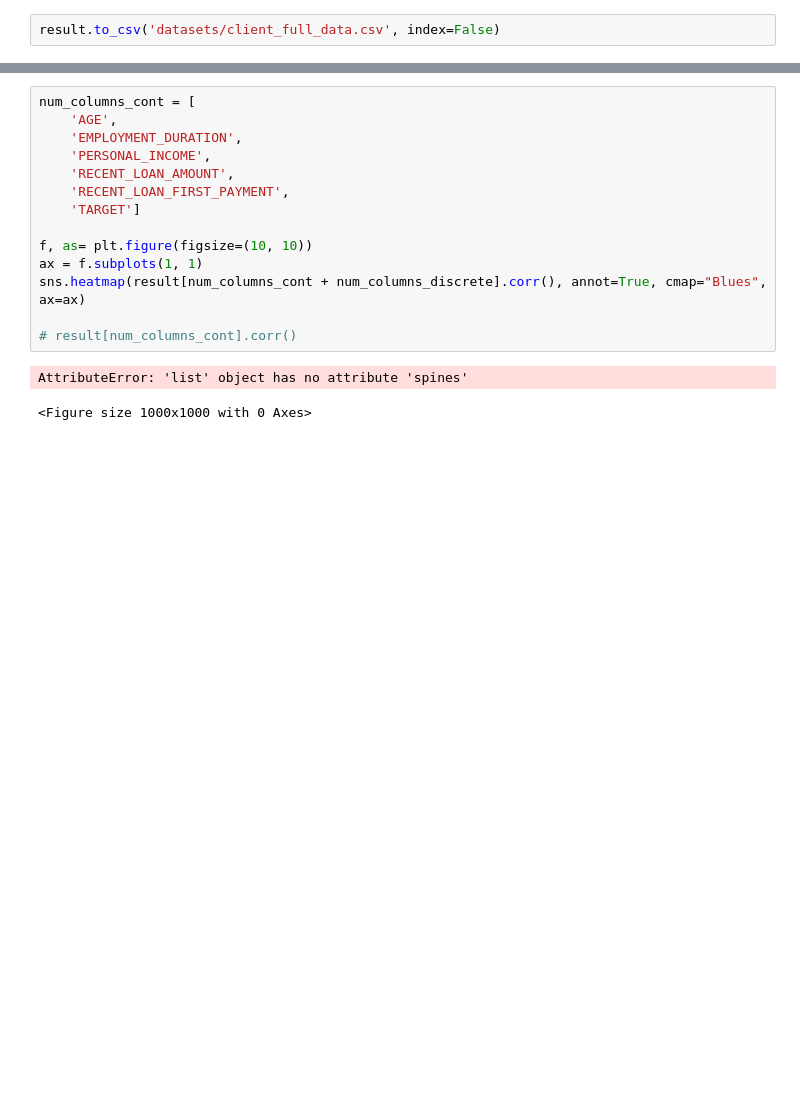
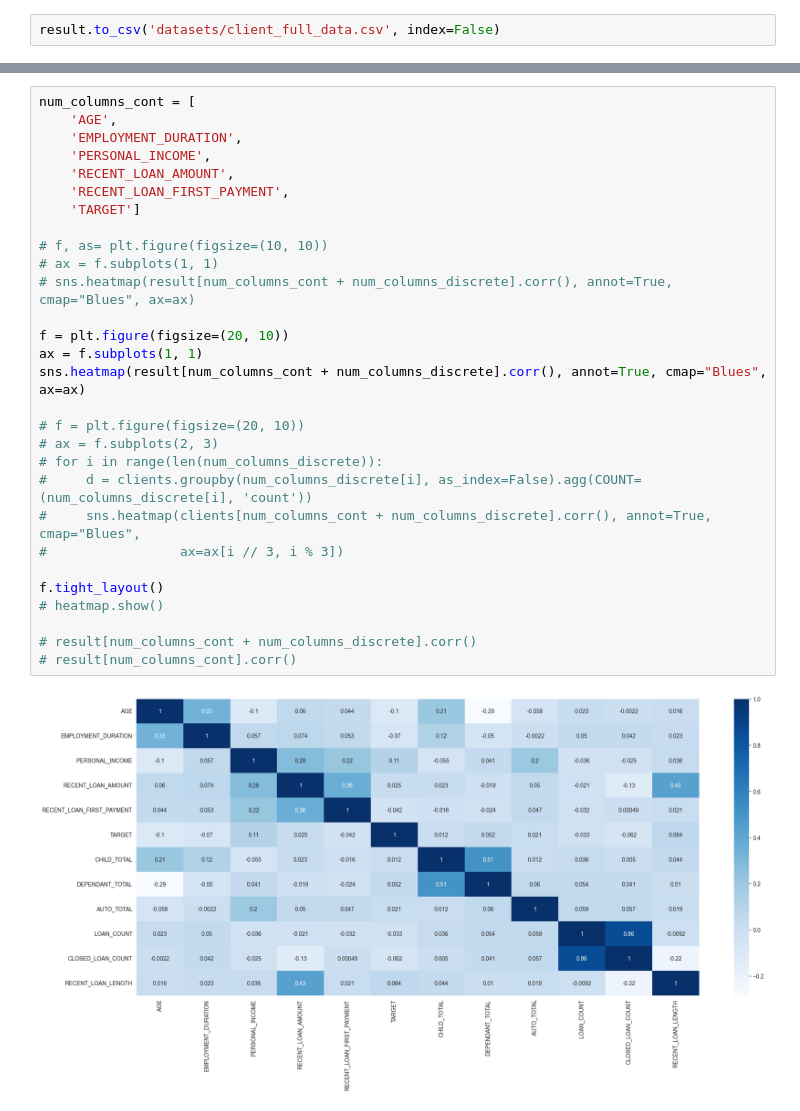
Before and after one commit to SeVlVershinin/py-applied-streamlit, a Jupyter notebook: ds.ipynb, the cells around one changed output, grey strips where cells are left out. Cells and saved outputs as stored; diff of their text form; blank space fills up the shorter version.

```diff
--- a/ds.ipynb
+++ b/ds.ipynb
@@ -523,17 +523,31 @@ result.describe().T
 # %%
 num_columns_cont = [
     'AGE',
     'EMPLOYMENT_DURATION',
     'PERSONAL_INCOME',
     'RECENT_LOAN_AMOUNT',
     'RECENT_LOAN_FIRST_PAYMENT',
     'TARGET']
 
-f, as= plt.figure(figsize=(10, 10))
+# f, as= plt.figure(figsize=(10, 10))
+# ax = f.subplots(1, 1)
+# sns.heatmap(result[num_columns_cont + num_columns_discrete].corr(), annot=True, cmap="Blues", ax=ax)
+
+f = plt.figure(figsize=(20, 10))
 ax = f.subplots(1, 1)
 sns.heatmap(result[num_columns_cont + num_columns_discrete].corr(), annot=True, cmap="Blues", ax=ax)
 
+# f = plt.figure(figsize=(20, 10))
+# ax = f.subplots(2, 3)
+# for i in range(len(num_columns_discrete)):
+#     d = clients.groupby(num_columns_discrete[i], as_index=False).agg(COUNT=(num_columns_discrete[i], 'count'))
+#     sns.heatmap(clients[num_columns_cont + num_columns_discrete].corr(), annot=True, cmap="Blues",
+#                 ax=ax[i // 3, i % 3])
+
+f.tight_layout()
+# heatmap.show()
+
+# result[num_columns_cont + num_columns_discrete].corr()
 # result[num_columns_cont].corr()
 # %% [output]
-AttributeError: 'list' object has no attribute 'spines'
-<Figure size 1000x1000 with 0 Axes>
+[figure, added]
```
Also changed, not shown: parts of 3 cells of this notebook, 1 other file.
